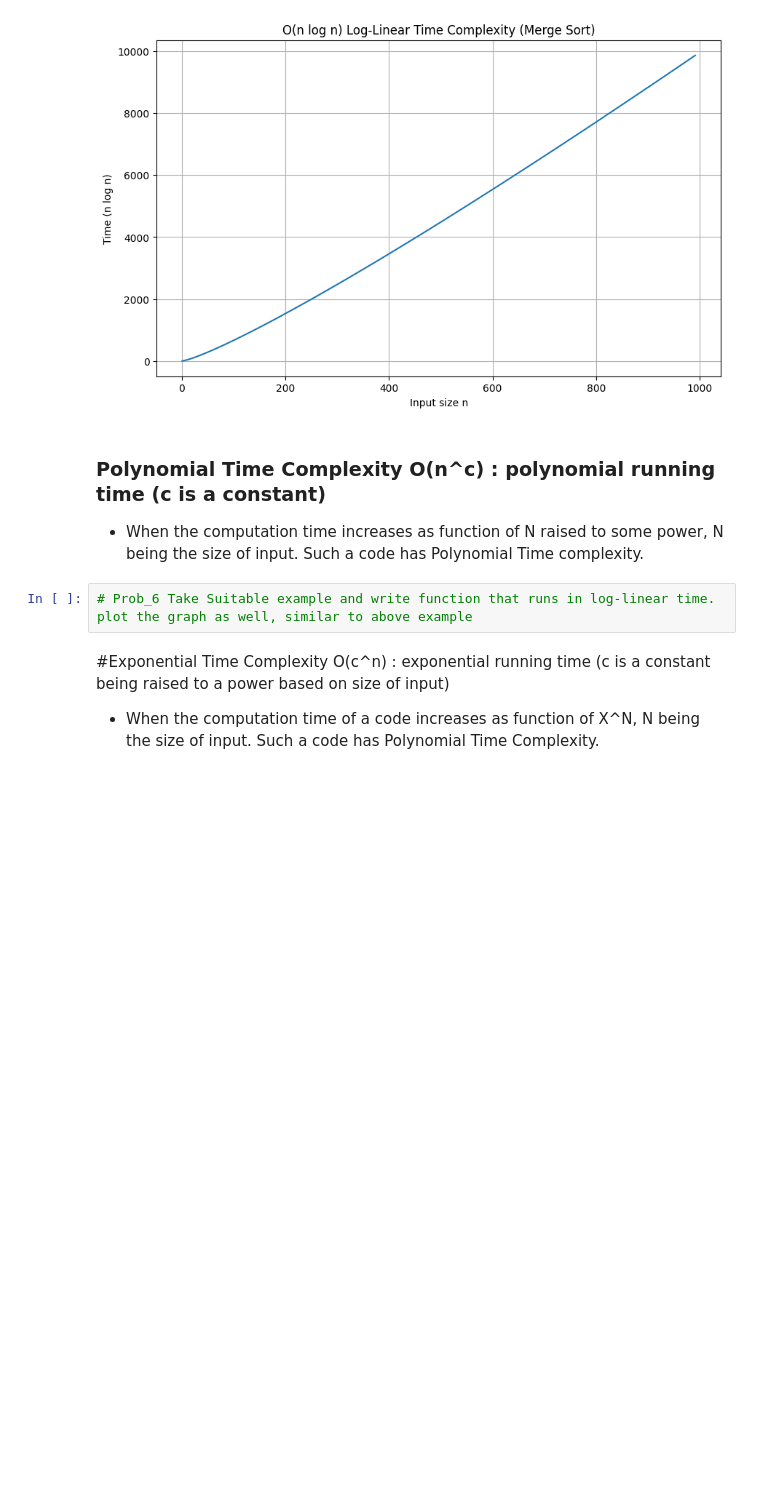
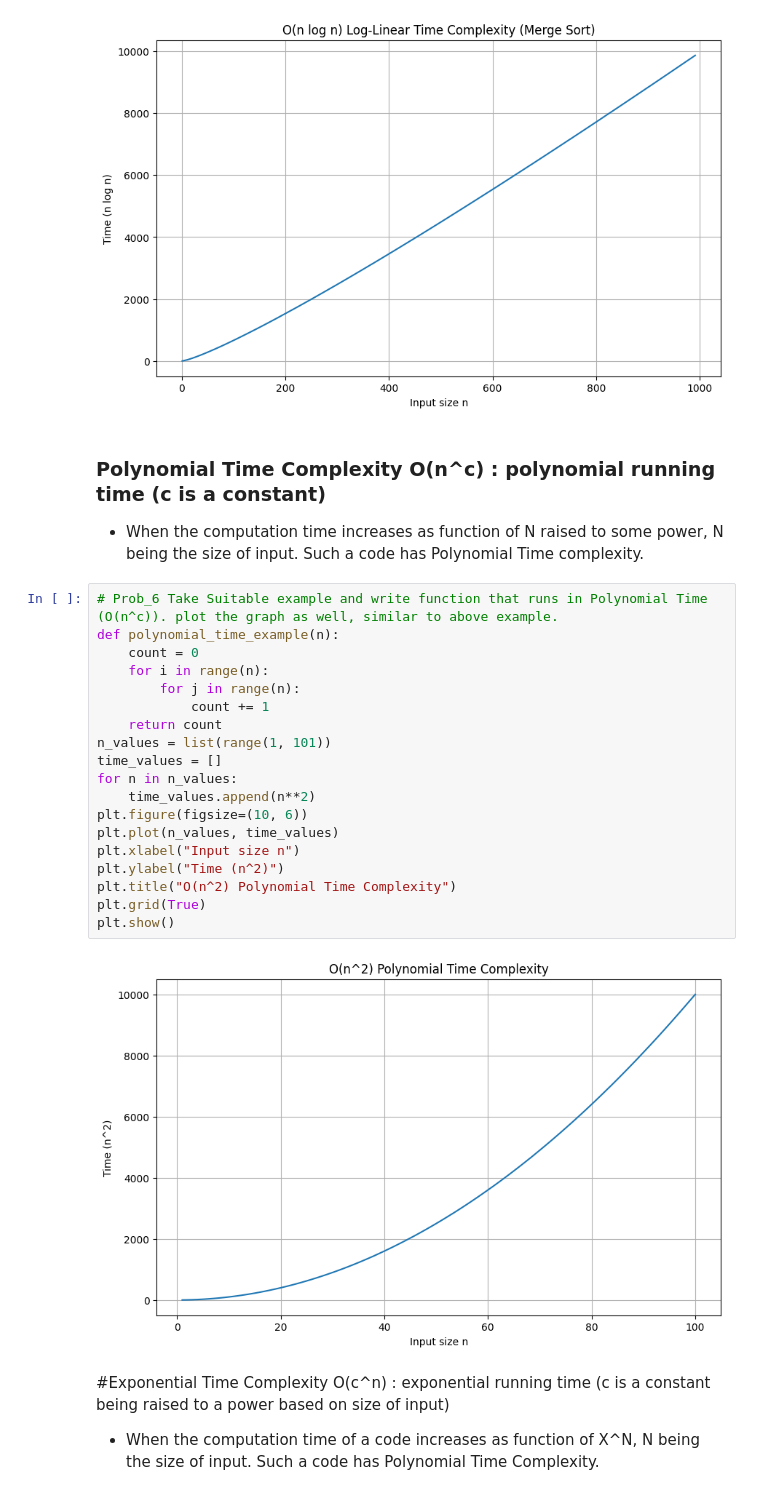
Before and after one commit to dakshmalviya-x/APS-LAB, a Jupyter notebook: Lab_3_Growth_of_function.ipynb, the cells around one changed output. Cells and saved outputs as stored; diff of their text form; blank space fills up the shorter version.

```diff
--- a/Lab_3_Growth_of_function.ipynb
+++ b/Lab_3_Growth_of_function.ipynb
@@ -198,8 +198,27 @@ plt.show()
 ### Polynomial Time Complexity O(n^c) : polynomial running time (c is a constant)
 
 * When the computation time increases as function of N raised to some power, N being the size of input. Such a code has Polynomial Time complexity.
-# %%
-# Prob_6 Take Suitable example and write function that runs in log-linear time. plot the graph as well, similar to above example
+# %%
+# Prob_6 Take Suitable example and write function that runs in Polynomial Time (O(n^c)). plot the graph as well, similar to above example.
+def polynomial_time_example(n):
+    count = 0
+    for i in range(n):
+        for j in range(n):
+            count += 1
+    return count
+n_values = list(range(1, 101))
+time_values = []
+for n in n_values:
+    time_values.append(n**2)
+plt.figure(figsize=(10, 6))
+plt.plot(n_values, time_values)
+plt.xlabel("Input size n")
+plt.ylabel("Time (n^2)")
+plt.title("O(n^2) Polynomial Time Complexity")
+plt.grid(True)
+plt.show()
+# %% [output]
+[figure, added]
 # %% [markdown]
 #Exponential Time Complexity O(c^n) : exponential running time (c is a constant being raised to a power based on size of input)
 
```
